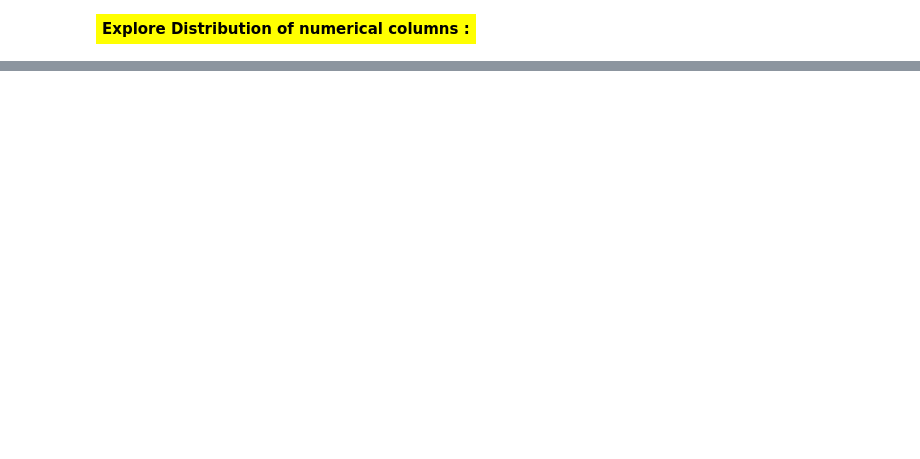
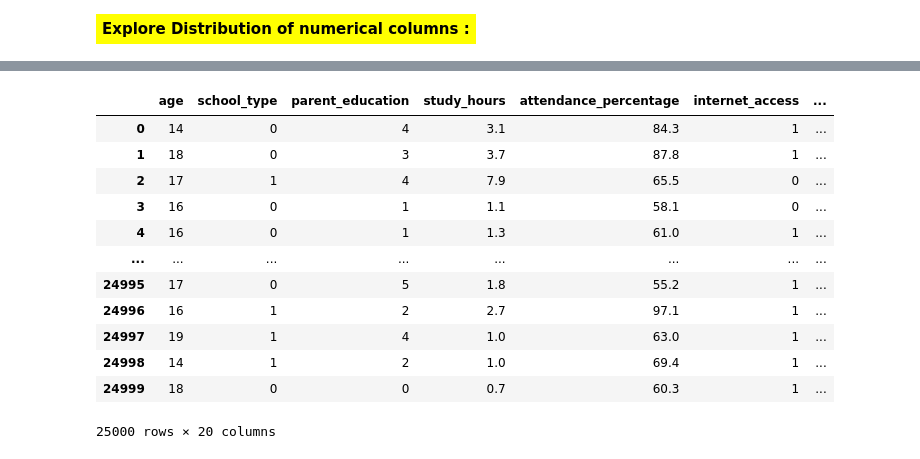
Before and after one commit to KenzyFrhat/Student_Score_Predictor, a Jupyter notebook: notebooks/EDA.ipynb, the cells around one changed output, grey strips where cells are left out. Cells and saved outputs as stored; diff of their text form; code cells hidden in the pictures; blank space fills up the shorter version.

```diff
--- a/notebooks/EDA.ipynb
+++ b/notebooks/EDA.ipynb
@@ -301,0 +808,19 @@ Index(['student_id', 'age', 'school_type', 'parent_education', 'study_hours',
+# %%
+
+#! drop student id column -> unnessary column for ML
+df.drop(columns = ["student_id"], inplace = True)
+df
+# %% [output]
+|  | age | school_type | parent_education | study_hours | attendance_percentage | internet_access | ... |
+| 0 | 14 | 0 | 4 | 3.1 | 84.3 | 1 | ... |
+| 1 | 18 | 0 | 3 | 3.7 | 87.8 | 1 | ... |
+| 2 | 17 | 1 | 4 | 7.9 | 65.5 | 0 | ... |
+| 3 | 16 | 0 | 1 | 1.1 | 58.1 | 0 | ... |
+| 4 | 16 | 0 | 1 | 1.3 | 61.0 | 1 | ... |
+| ... | ... | ... | ... | ... | ... | ... | ... |
+| 24995 | 17 | 0 | 5 | 1.8 | 55.2 | 1 | ... |
+| 24996 | 16 | 1 | 2 | 2.7 | 97.1 | 1 | ... |
+| 24997 | 19 | 1 | 4 | 1.0 | 63.0 | 1 | ... |
+| 24998 | 14 | 1 | 2 | 1.0 | 69.4 | 1 | ... |
+| 24999 | 18 | 0 | 0 | 0.7 | 60.3 | 1 | ... |
+25000 rows × 20 columns
```
Also changed, not shown: parts of 40 cells of this notebook.
